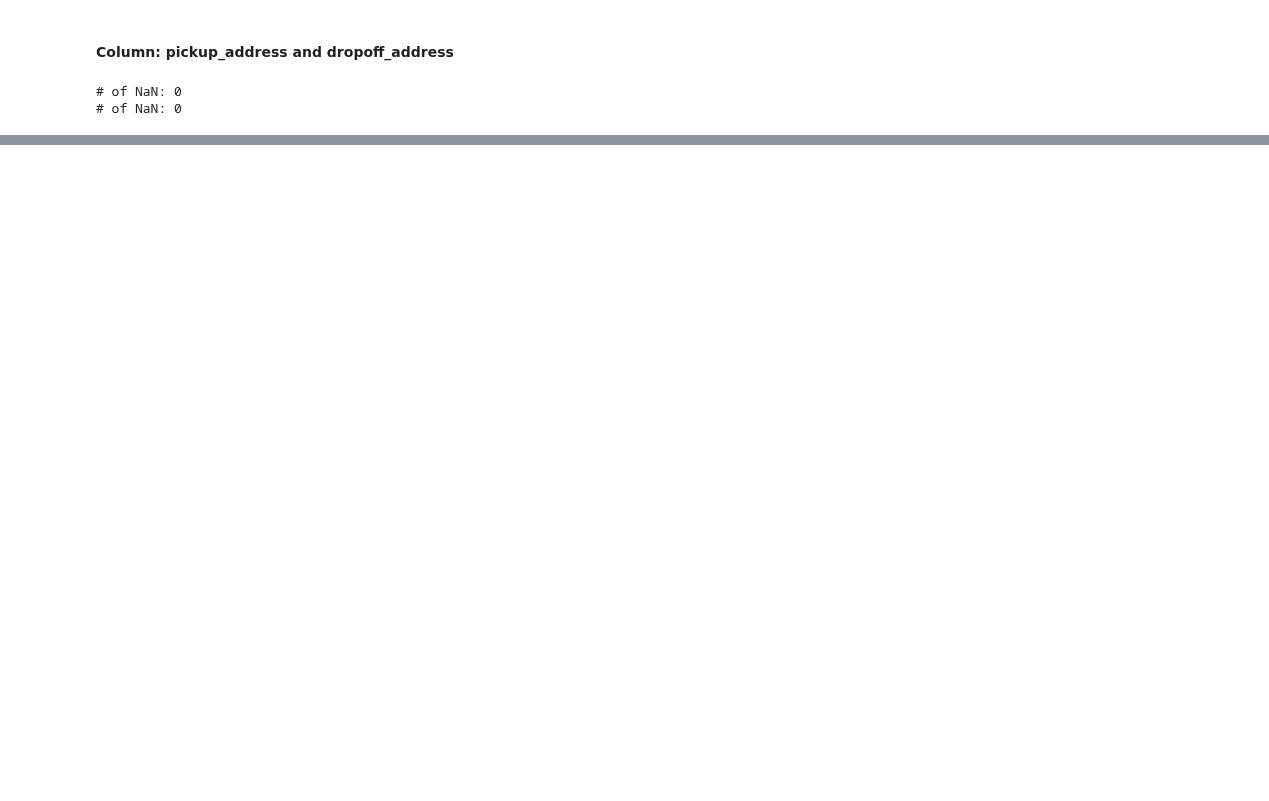
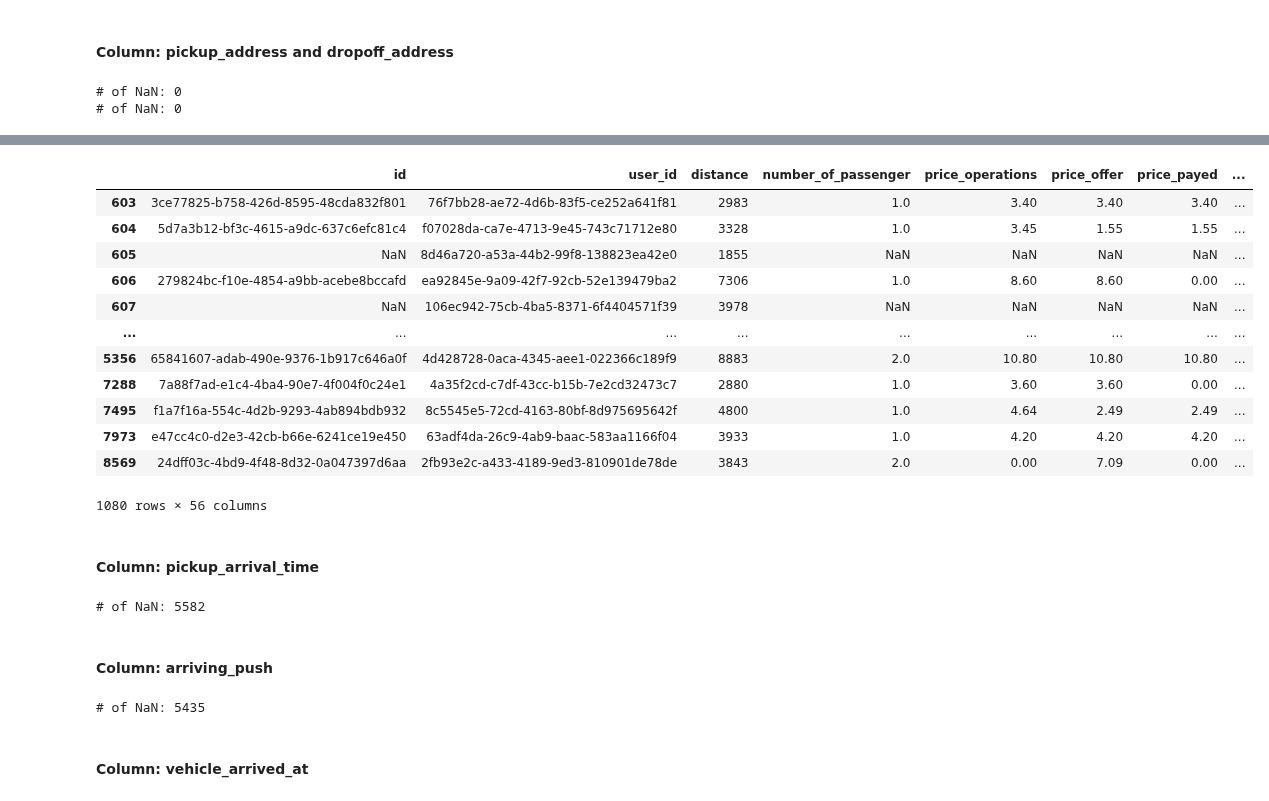
Before and after one commit to Lukas-Dierkes/vehicle-stream-team-project, a Jupyter notebook: vehicle_stream_pipeline/cleaning.ipynb, the cells around one changed output, grey strips where cells are left out. Drawn from its saved outputs; the diff is of its cells as text; code cells hidden in the pictures; blank space fills up the shorter version.

```diff
--- a/vehicle_stream_pipeline/cleaning.ipynb
+++ b/vehicle_stream_pipeline/cleaning.ipynb
@@ -196,0 +282,32 @@ df.to_excel("test.xlsx")
+# %%
+comparison = np.where(df['created_at'] <= df['dispatched_at'], True, False)
+df.loc[:, 'created_at_before_dispatched_at'] = comparison
+df[df['created_at_before_dispatched_at']==False]
+# %% [output]
+|  | id | user_id | distance | number_of_passenger | price_operations | price_offer | price_payed | ... |
+| 603 | 3ce77825-b758-426d-8595-48cda832f801 | 76f7bb28-ae72-4d6b-83f5-ce252a641f81 | 2983 | 1.0 | 3.40 | 3.40 | 3.40 | ... |
+| 604 | 5d7a3b12-bf3c-4615-a9dc-637c6efc81c4 | f07028da-ca7e-4713-9e45-743c71712e80 | 3328 | 1.0 | 3.45 | 1.55 | 1.55 | ... |
+| 605 | NaN | 8d46a720-a53a-44b2-99f8-138823ea42e0 | 1855 | NaN | NaN | NaN | NaN | ... |
+| 606 | 279824bc-f10e-4854-a9bb-acebe8bccafd | ea92845e-9a09-42f7-92cb-52e139479ba2 | 7306 | 1.0 | 8.60 | 8.60 | 0.00 | ... |
+| 607 | NaN | 106ec942-75cb-4ba5-8371-6f4404571f39 | 3978 | NaN | NaN | NaN | NaN | ... |
+| ... | ... | ... | ... | ... | ... | ... | ... | ... |
+| 5356 | 65841607-adab-490e-9376-1b917c646a0f | 4d428728-0aca-4345-aee1-022366c189f9 | 8883 | 2.0 | 10.80 | 10.80 | 10.80 | ... |
+| 7288 | 7a88f7ad-e1c4-4ba4-90e7-4f004f0c24e1 | 4a35f2cd-c7df-43cc-b15b-7e2cd32473c7 | 2880 | 1.0 | 3.60 | 3.60 | 0.00 | ... |
+| 7495 | f1a7f16a-554c-4d2b-9293-4ab894bdb932 | 8c5545e5-72cd-4163-80bf-8d975695642f | 4800 | 1.0 | 4.64 | 2.49 | 2.49 | ... |
+| 7973 | e47cc4c0-d2e3-42cb-b66e-6241ce19e450 | 63adf4da-26c9-4ab9-baac-583aa1166f04 | 3933 | 1.0 | 4.20 | 4.20 | 4.20 | ... |
+| 8569 | 24dff03c-4bd9-4f48-8d32-0a047397d6aa | 2fb93e2c-a433-4189-9ed3-810901de78de | 3843 | 2.0 | 0.00 | 7.09 | 0.00 | ... |
+1080 rows × 56 columns
+# %% [markdown]
+#### Column: pickup_arrival_time
+# %%
+print("# of NaN:", int(df[['pickup_arrival_time']].isna().sum()))
+# %% [output]
+# of NaN: 5582
+# %% [markdown]
+#### Column: arriving_push
+# %%
+print("# of NaN:", int(df[['arriving_push']].isna().sum()))
+# %% [output]
+# of NaN: 5435
+# %% [markdown]
+#### Column: vehicle_arrived_at
```
Also changed, not shown: parts of 43 cells of this notebook, 1 other file.
